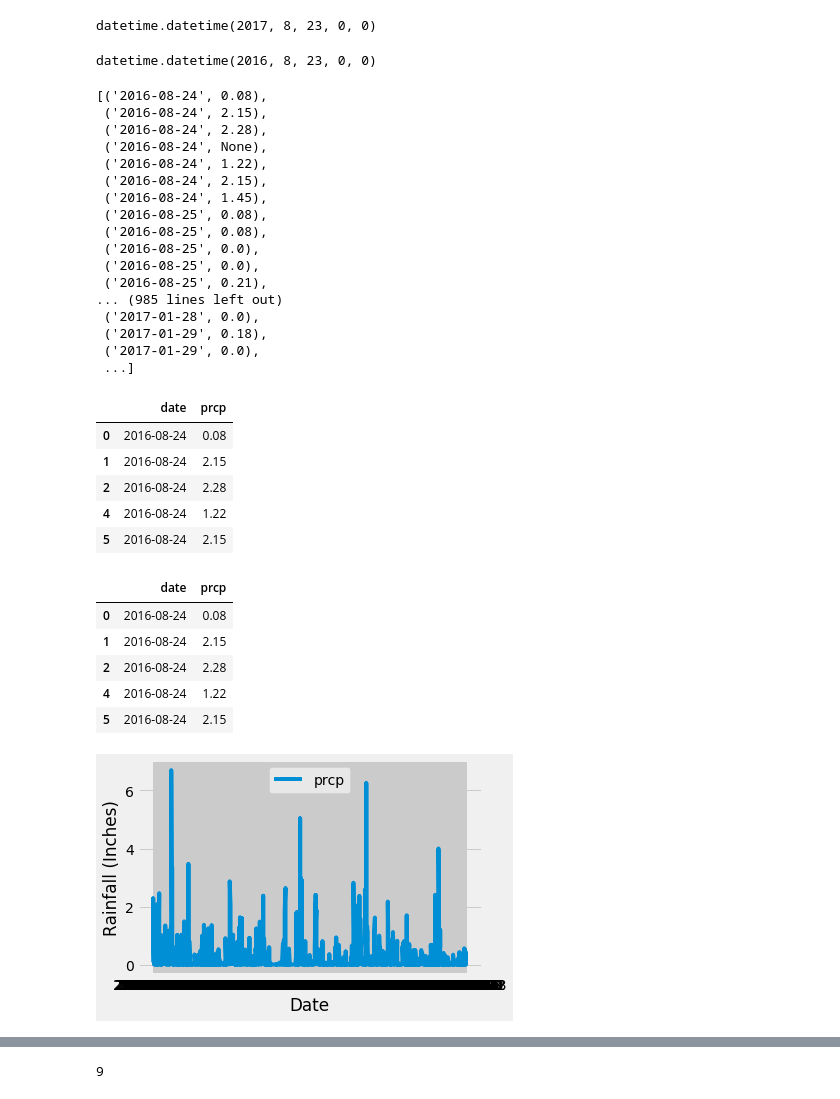
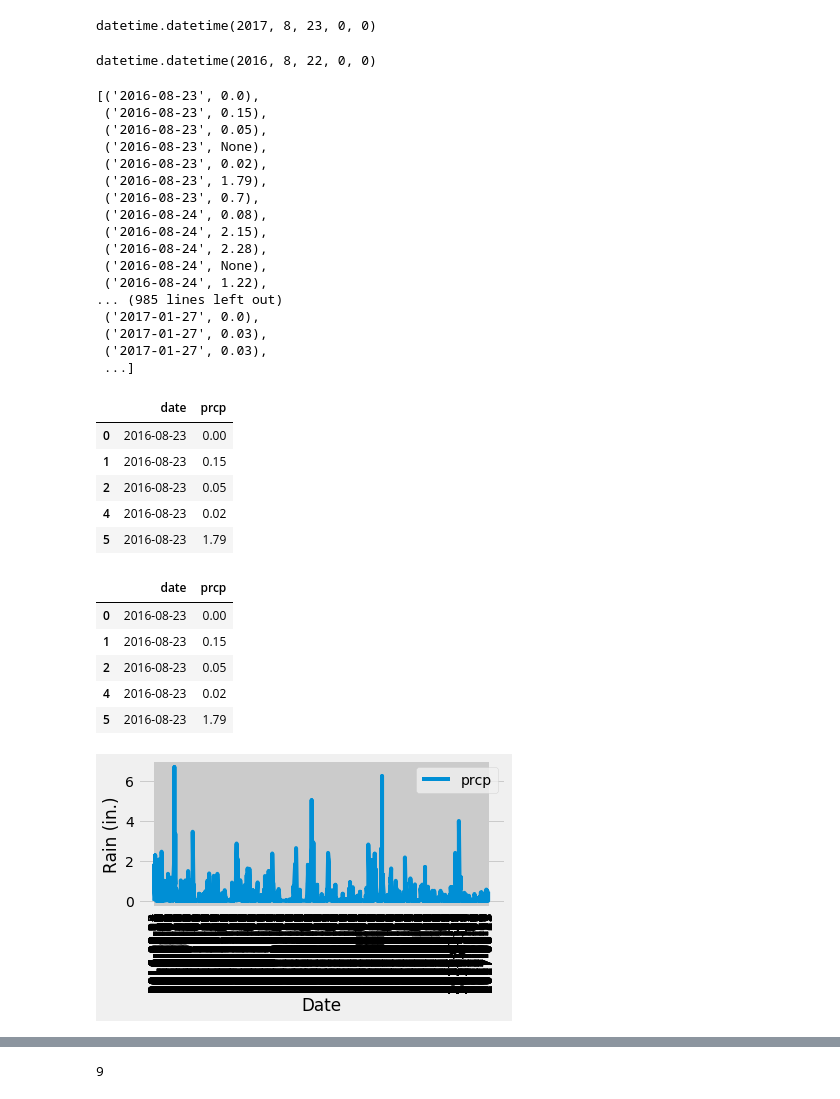
Before and after one commit to andrewswellie/CWRUDataBootcamp_Module10_SQLAlchemy, a Jupyter notebook: Finished Homework/Module10_SQLAlchemyHomework_ASwellie.ipynb, the cells around one changed output, grey strips where cells are left out. Drawn from its saved outputs; the diff is of its cells as text; code cells hidden in the pictures.

Commit message:
saving my most recent changes

```diff
--- a/Finished Homework/Module10_SQLAlchemyHomework_ASwellie.ipynb
+++ b/Finished Homework/Module10_SQLAlchemyHomework_ASwellie.ipynb
@@ -51,31 +51,31 @@ most_recent_date
 datetime.datetime(2017, 8, 23, 0, 0)
 # %%
 # Calculate the date 1 year ago from the last data point in the database
-one_year_date = most_recent_date - dt.timedelta(days=365)
+one_year_date = most_recent_date - dt.timedelta(days=366)
 one_year_date
 # %% [output]
-datetime.datetime(2016, 8, 23, 0, 0)
+datetime.datetime(2016, 8, 22, 0, 0)
 # %%
 # Perform a query to retrieve the data and precipitation scores
 rain_info = session.query(Measurement.date, Measurement.prcp).filter(Measurement.date >= one_year_date).order_by(Measurement.date).all()
 rain_info
 # %% [output]
-[('2016-08-24', 0.08),
+[('2016-08-23', 0.0),
+ ('2016-08-23', 0.15),
+ ('2016-08-23', 0.05),
+ ('2016-08-23', None),
+ ('2016-08-23', 0.02),
+ ('2016-08-23', 1.79),
+ ('2016-08-23', 0.7),
+ ('2016-08-24', 0.08),
  ('2016-08-24', 2.15),
  ('2016-08-24', 2.28),
  ('2016-08-24', None),
  ('2016-08-24', 1.22),
- ('2016-08-24', 2.15),
- ('2016-08-24', 1.45),
- ('2016-08-25', 0.08),
- ('2016-08-25', 0.08),
- ('2016-08-25', 0.0),
- ('2016-08-25', 0.0),
- ('2016-08-25', 0.21),
 ... (985 lines left out)
- ('2017-01-28', 0.0),
- ('2017-01-29', 0.18),
- ('2017-01-29', 0.0),
+ ('2017-01-27', 0.0),
+ ('2017-01-27', 0.03),
+ ('2017-01-27', 0.03),
  ...]
 # %%
 # Save the query results as a Pandas DataFrame and set the index to the date column
@@ -83,35 +83,36 @@ rain_info_df = pd.DataFrame(rain_info).dropna()
 rain_info_df.head()
 # %% [output]
 |  | date | prcp |
-| 0 | 2016-08-24 | 0.08 |
-| 1 | 2016-08-24 | 2.15 |
-| 2 | 2016-08-24 | 2.28 |
-| 4 | 2016-08-24 | 1.22 |
-| 5 | 2016-08-24 | 2.15 |
+| 0 | 2016-08-23 | 0.00 |
+| 1 | 2016-08-23 | 0.15 |
+| 2 | 2016-08-23 | 0.05 |
+| 4 | 2016-08-23 | 0.02 |
+| 5 | 2016-08-23 | 1.79 |
 # %%
 # Sort the dataframe by date
 rain_info_df = rain_info_df.sort_values(by=['date'])
 rain_info_df.head()
 # %% [output]
 |  | date | prcp |
-| 0 | 2016-08-24 | 0.08 |
-| 1 | 2016-08-24 | 2.15 |
-| 2 | 2016-08-24 | 2.28 |
-| 4 | 2016-08-24 | 1.22 |
-| 5 | 2016-08-24 | 2.15 |
+| 0 | 2016-08-23 | 0.00 |
+| 1 | 2016-08-23 | 0.15 |
+| 2 | 2016-08-23 | 0.05 |
+| 4 | 2016-08-23 | 0.02 |
+| 5 | 2016-08-23 | 1.79 |
 # %%
 # Use Pandas Plotting with Matplotlib to plot the data
 plt.plot(rain_info_df['date'], rain_info_df['prcp'])
-
+#plt.bar(x_axis, rain_df["Inches"], color='r', alpha=0.5, align="edge")
 plt.xlabel('Date')
-plt.ylabel('Rainfall (Inches)')
-figsize=(20,10)
-plt.legend(loc=9)
+plt.ylabel('Rain (in.)')
+plt.xticks(rain_info_df["date"], rotation="vertical")
+plt.legend()
+plt.grid = True
 
 plt.tight_layout()
 plt.show()
 # %% [output]
-[figure, old version]
+[figure, new version]
 # %%
 # Use Pandas to calcualte the summary statistics for the precipitation data
 rain_info_df.describe()
```
Also changed, not shown: parts of 1 cell of this notebook.
